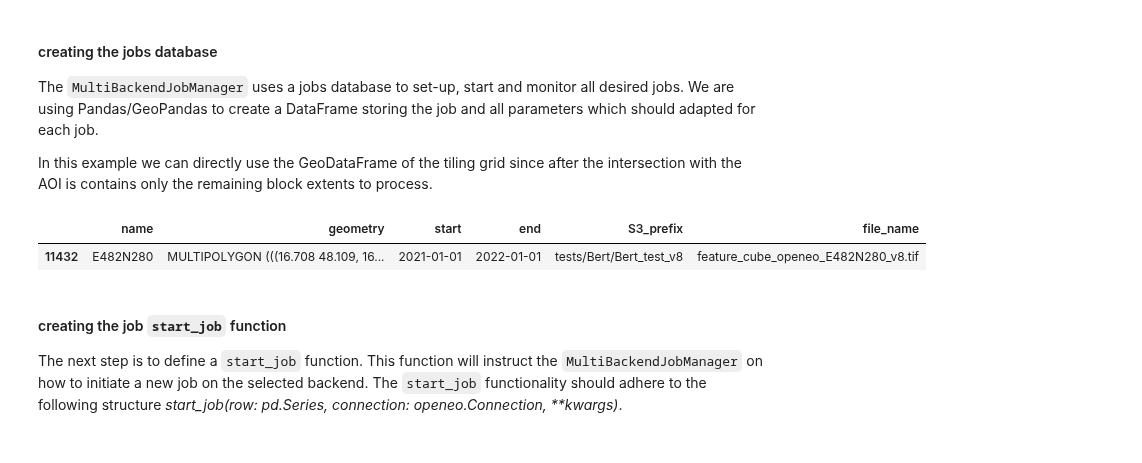
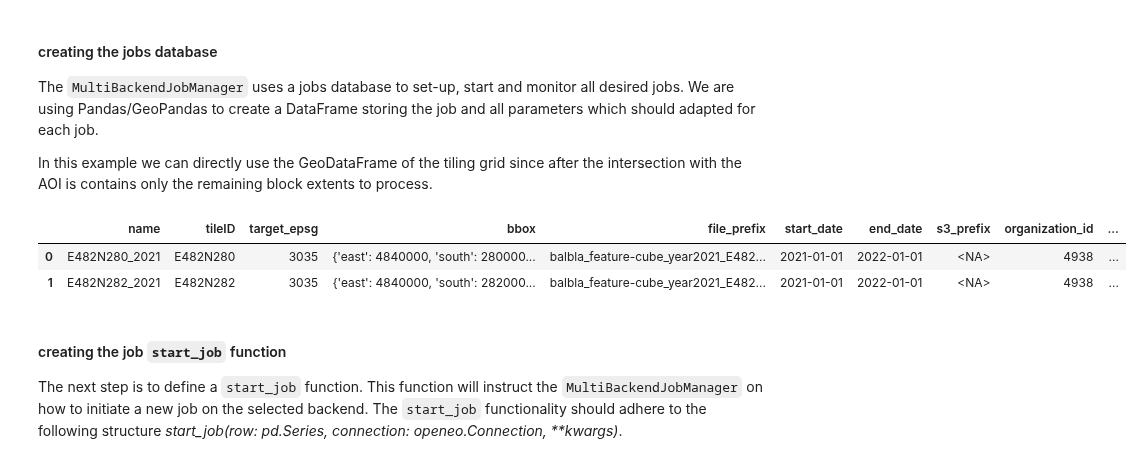
Before and after one commit to ESA-WEED-project/eo_processing, a Jupyter notebook: notebooks/example_feature_generation_pipeline_client-based.ipynb, the cells around one changed output. Saved outputs shown, nothing was run; the diff lists cells and outputs as text; code cells hidden in the pictures.

Commit message:
updated settings for cdse inference + update version

```diff
--- a/notebooks/example_feature_generation_pipeline_client-based.ipynb
+++ b/notebooks/example_feature_generation_pipeline_client-based.ipynb
@@ -39,12 +41,8 @@ AOI = {'east': 4838000, 'south': 2818000, 'west': 4831000, 'north': 2825000, 'cr
 # %% [markdown]
 ### intersect the AOI with the tiling grid to specify the block processing extents
 # %%
-# get the LAEA-20km grid saved as EPSG:4326 vector
-grid = importlib_resources.files(eo_processing.resources).joinpath('LAEA-20km.gpkg')
-gdf = gpd.read_file(os.path.normpath(grid))
-
 # spatial intersect and retrieve the tile_ID's of the LAEA-20km grid (convert AOI to EPSG:4326)
-gdf_aoi = gdf[gdf.intersects(reproj_bbox_to_ll(AOI))]
+gdf_aoi = AOI_tiler(reproj_bbox_to_ll(AOI),'EU')
 # %%
 # visualization of the selected- tiles in the tiling grid which needs to be processed to cover the AOI
 location_visu(gdf_aoi, zoom=True, region='EU', label=True)
@@ -86,9 +73,13 @@ jobs_database = jobs_database.iloc[[0]]
-# %%
-# show the jobs_database before conversion into a JobDatabaseInterface
-jobs_database.head()
-# %% [output]
-|  | name | geometry | start | end | S3_prefix | file_name |
-| 11432 | E482N280 | MULTIPOLYGON (((16.708 48.109, 16... | 2021-01-01 | 2022-01-01 | tests/Bert/Bert_test_v8 | feature_cube_openeo_E482N280_v8.tif |
+# %%
+
+jobs_database = create_job_dataframe(gdf=gdf_aoi.copy(),year=2021,file_name_base = 'balbla', processing_type= 'feature_generation', version = f"v{test_num}",
+                           storage_options =None, organization_id = 4938 )
+# %%
+jobs_database
+# %% [output]
+|  | name | tileID | target_epsg | bbox | file_prefix | start_date | end_date | s3_prefix | organization_id | ... |
+| 0 | E482N280_2021 | E482N280 | 3035 | {'east': 4840000, 'south': 280000... | balbla_feature-cube_year2021_E482... | 2021-01-01 | 2022-01-01 | <NA> | 4938 | ... |
+| 1 | E482N282_2021 | E482N282 | 3035 | {'east': 4840000, 'south': 282000... | balbla_feature-cube_year2021_E482... | 2021-01-01 | 2022-01-01 | <NA> | 4938 | ... |
 # %% [markdown]
 #### creating the job `start_job` function
 The next step is to define a `start_job` function. This function will instruct the `MultiBackendJobManager` on how to initiate a new job on the selected backend. The `start_job` functionality should adhere to the following structure _start_job(row: pd.Series, connection: openeo.Connection, **kwargs)_.
```
Also changed, not shown: parts of 6 cells of this notebook, 1 other file.
